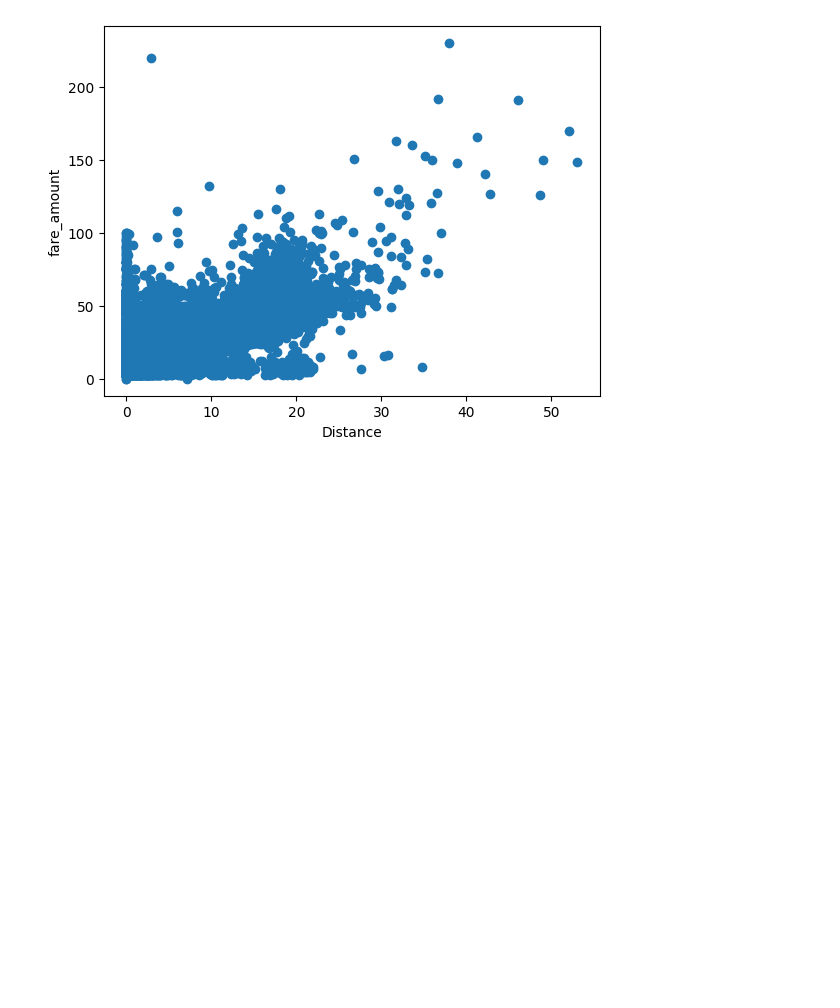
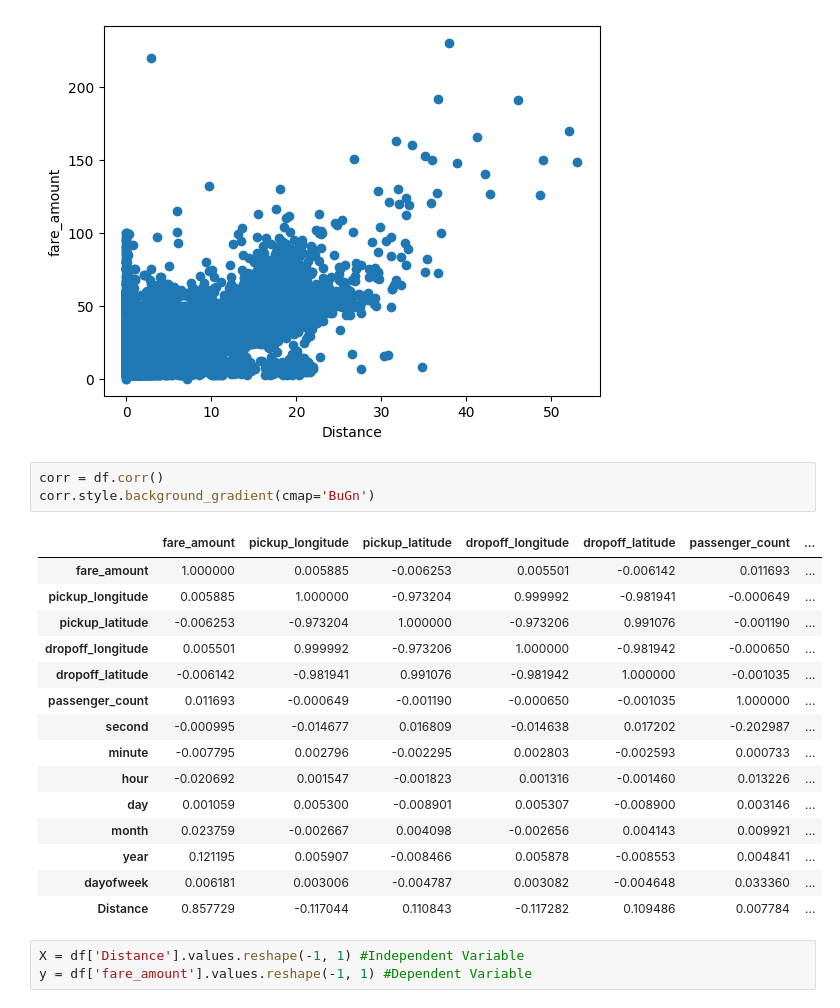
Before and after one commit to prathameshks/College-Code-sem7, a Jupyter notebook: LP3-ML/Pract 1/uber.ipynb, the cells around one changed output. Drawn from its saved outputs; the diff is of its cells as text; blank space fills up the shorter version.

```diff
--- a/LP3-ML/Pract 1/uber.ipynb
+++ b/LP3-ML/Pract 1/uber.ipynb
@@ -192,3 +192,25 @@ plt.ylabel("fare_amount")
 # %% [output]
 Text(0, 0.5, 'fare_amount')
 [figure]
+# %%
+corr = df.corr()
+corr.style.background_gradient(cmap='BuGn')
+# %% [output]
+|  | fare_amount | pickup_longitude | pickup_latitude | dropoff_longitude | dropoff_latitude | passenger_count | ... |
+| fare_amount | 1.000000 | 0.005885 | -0.006253 | 0.005501 | -0.006142 | 0.011693 | ... |
+| pickup_longitude | 0.005885 | 1.000000 | -0.973204 | 0.999992 | -0.981941 | -0.000649 | ... |
+| pickup_latitude | -0.006253 | -0.973204 | 1.000000 | -0.973206 | 0.991076 | -0.001190 | ... |
+| dropoff_longitude | 0.005501 | 0.999992 | -0.973206 | 1.000000 | -0.981942 | -0.000650 | ... |
+| dropoff_latitude | -0.006142 | -0.981941 | 0.991076 | -0.981942 | 1.000000 | -0.001035 | ... |
+| passenger_count | 0.011693 | -0.000649 | -0.001190 | -0.000650 | -0.001035 | 1.000000 | ... |
+| second | -0.000995 | -0.014677 | 0.016809 | -0.014638 | 0.017202 | -0.202987 | ... |
+| minute | -0.007795 | 0.002796 | -0.002295 | 0.002803 | -0.002593 | 0.000733 | ... |
+| hour | -0.020692 | 0.001547 | -0.001823 | 0.001316 | -0.001460 | 0.013226 | ... |
+| day | 0.001059 | 0.005300 | -0.008901 | 0.005307 | -0.008900 | 0.003146 | ... |
+| month | 0.023759 | -0.002667 | 0.004098 | -0.002656 | 0.004143 | 0.009921 | ... |
+| year | 0.121195 | 0.005907 | -0.008466 | 0.005878 | -0.008553 | 0.004841 | ... |
+| dayofweek | 0.006181 | 0.003006 | -0.004787 | 0.003082 | -0.004648 | 0.033360 | ... |
+| Distance | 0.857729 | -0.117044 | 0.110843 | -0.117282 | 0.109486 | 0.007784 | ... |
+# %%
+X = df['Distance'].values.reshape(-1, 1) #Independent Variable
+y = df['fare_amount'].values.reshape(-1, 1) #Dependent Variable
```
Also changed, not shown: parts of 12 cells of this notebook.
